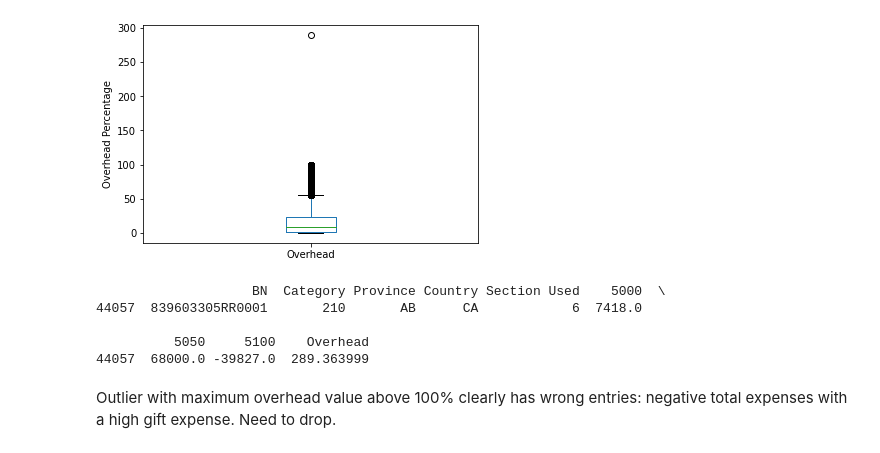
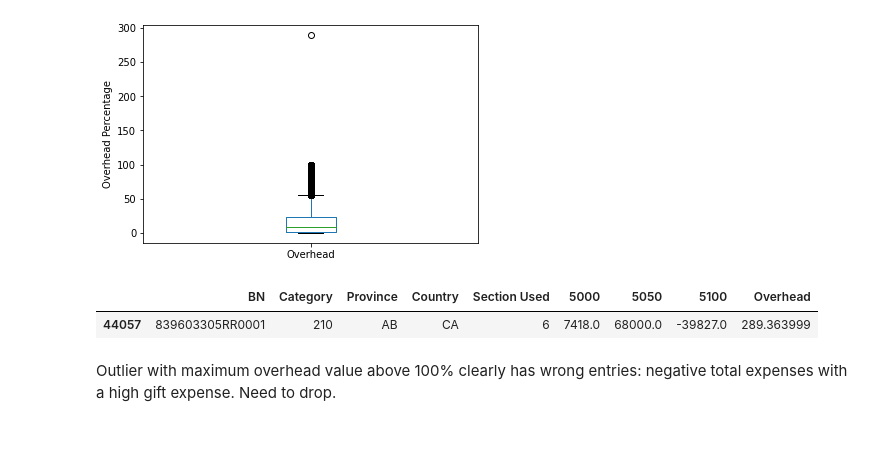
Before and after one commit to carlodghalnin/Canadian_Charity_Overhead_Analysis, a Jupyter notebook: Canada_Charity_Overhead_Analysis.ipynb, the cells around one changed output. Saved outputs shown, nothing was run; the diff lists cells and outputs as text; code cells hidden in the pictures.

```diff
--- a/Canada_Charity_Overhead_Analysis.ipynb
+++ b/Canada_Charity_Overhead_Analysis.ipynb
@@ -139,13 +118,10 @@ df['Overhead'].plot.box(ylabel='Overhead Percentage')
 <AxesSubplot:ylabel='Overhead Percentage'>
 [figure]
 # %%
-print(df[df['Overhead'] > 100])
+df[df['Overhead'] > 100]
 # %% [output]
-                    BN  Category Province Country Section Used    5000  \
-44057  839603305RR0001       210       AB      CA            6  7418.0
-
-          5050     5100    Overhead
-44057  68000.0 -39827.0  289.363999
+|  | BN | Category | Province | Country | Section Used | 5000 | 5050 | 5100 | Overhead |
+| 44057 | 839603305RR0001 | 210 | AB | CA | 6 | 7418.0 | 68000.0 | -39827.0 | 289.363999 |
 # %% [markdown]
 Outlier with maximum overhead value above 100% clearly has wrong entries: negative total expenses with a high gift expense. Need to drop.
 # %%
```
Also changed, not shown: parts of 9 cells of this notebook.
